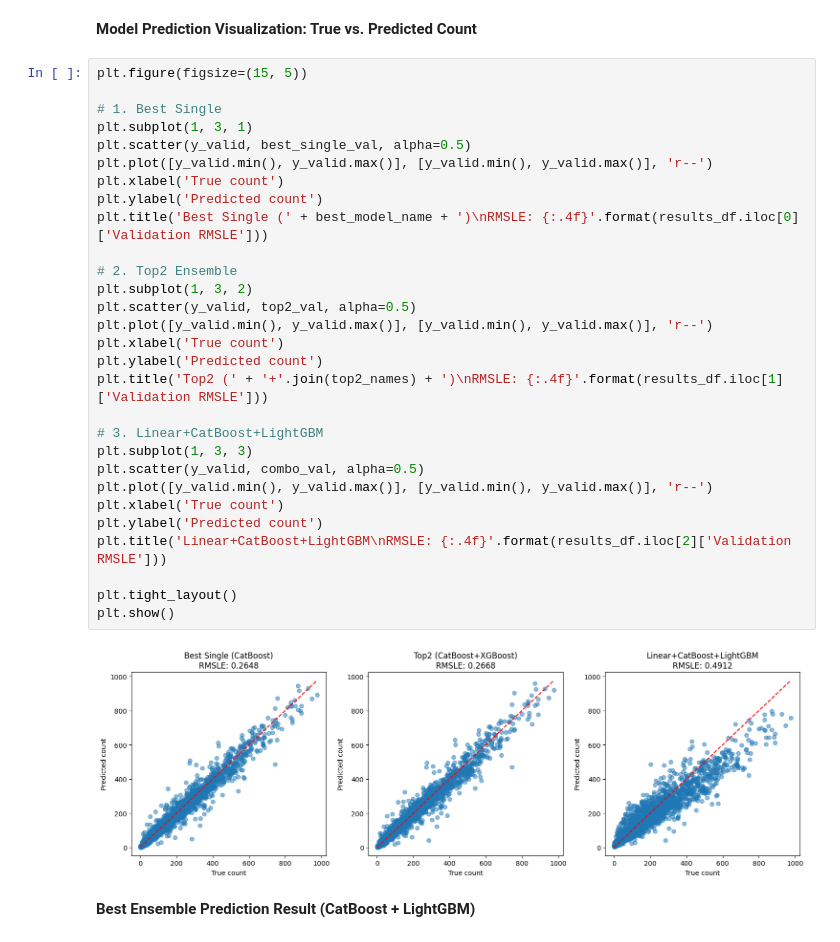
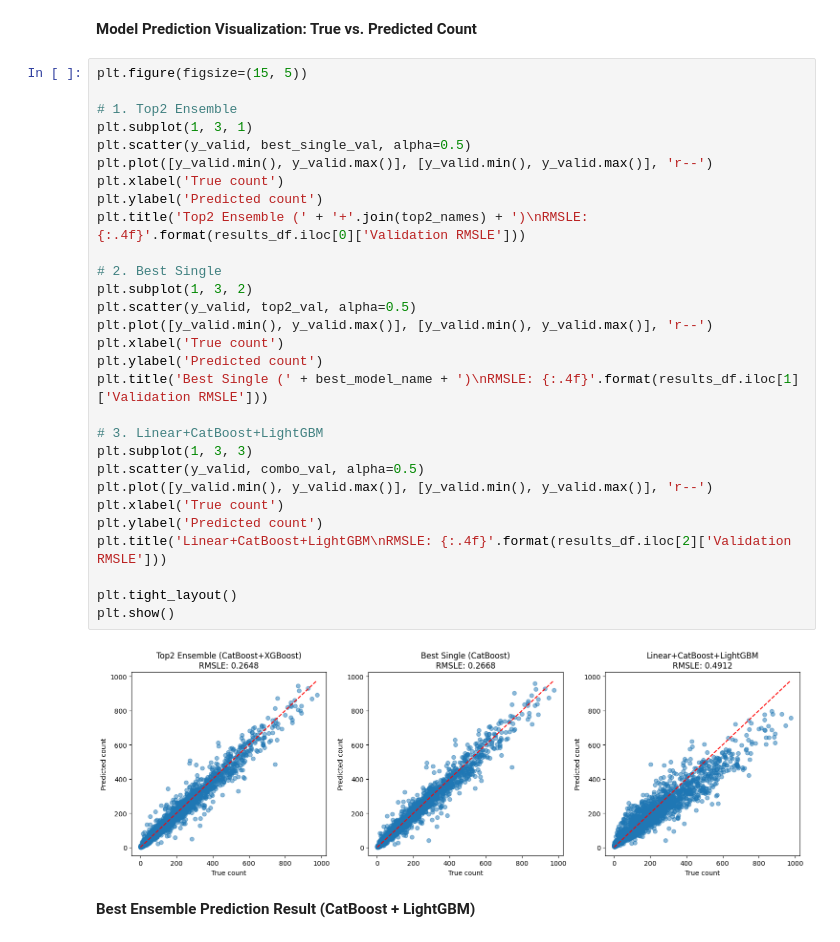
Before and after one commit to jwjwmoon/Data_Analytics, a Jupyter notebook: [05] ML_Prediction.ipynb, the cells around one changed output. Cells and saved outputs as stored; diff of their text form.

```diff
--- a/[05] ML_Prediction.ipynb
+++ b/[05] ML_Prediction.ipynb
@@ -980,34 +1018,34 @@ print(f"\n*** Best Model/Ensemble: {best_combination} ***")
 # %%
 plt.figure(figsize=(15, 5))
 
-# 1. Best Single
+# 1. Top2 Ensemble
 plt.subplot(1, 3, 1)
 plt.scatter(y_valid, best_single_val, alpha=0.5)
 plt.plot([y_valid.min(), y_valid.max()], [y_valid.min(), y_valid.max()], 'r--')
 plt.xlabel('True count')
 plt.ylabel('Predicted count')
-plt.title('Best Single (' + best_model_name + ')\nRMSLE: {:.4f}'.format(results_df.iloc[0]['Validation RMSLE']))
+plt.title('Top2 Ensemble (' + '+'.join(top2_names) + ')\nRMSLE: {:.4f}'.format(results_df.iloc[0]['Validation RMSLE']))
 
-# 2. Top2 Ensemble
+# 2. Best Single
 plt.subplot(1, 3, 2)
 plt.scatter(y_valid, top2_val, alpha=0.5)
 plt.plot([y_valid.min(), y_valid.max()], [y_valid.min(), y_valid.max()], 'r--')
 plt.xlabel('True count')
 plt.ylabel('Predicted count')
-plt.title('Top2 (' + '+'.join(top2_names) + ')\nRMSLE: {:.4f}'.format(results_df.iloc[1]['Validation RMSLE']))
+plt.title('Best Single (' + best_model_name + ')\nRMSLE: {:.4f}'.format(results_df.iloc[1]['Validation RMSLE']))
 
 # 3. Linear+CatBoost+LightGBM
 plt.subplot(1, 3, 3)
 plt.scatter(y_valid, combo_val, alpha=0.5)
 plt.plot([y_valid.min(), y_valid.max()], [y_valid.min(), y_valid.max()], 'r--')
 plt.xlabel('True count')
 plt.ylabel('Predicted count')
 plt.title('Linear+CatBoost+LightGBM\nRMSLE: {:.4f}'.format(results_df.iloc[2]['Validation RMSLE']))
 
 plt.tight_layout()
 plt.show()
 # %% [output]
-[figure, old version]
+[figure, new version]
 # %% [markdown]
 **Best Ensemble Prediction Result (CatBoost + LightGBM)**
 # %%
```
Also changed, not shown: parts of 3 cells of this notebook.
